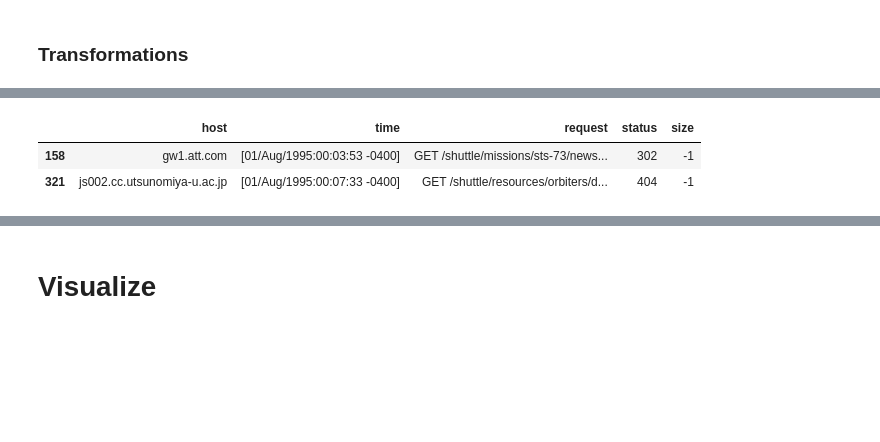
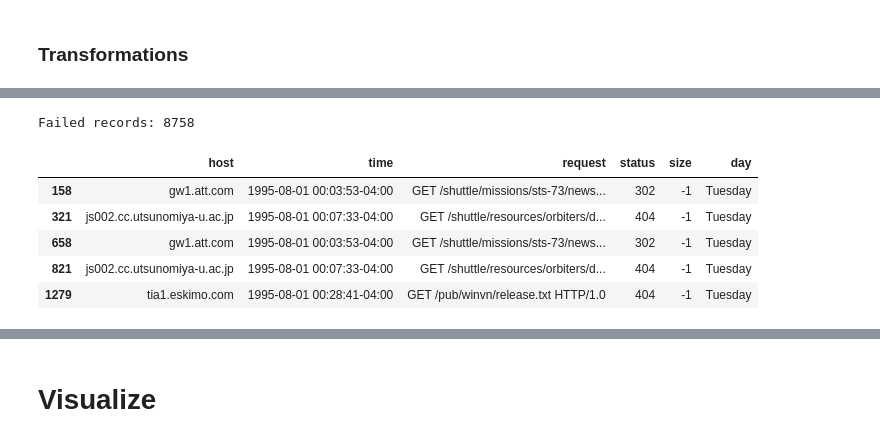
Before and after one commit to kkrathor/JupyterBootcamp, a Jupyter notebook: apache_log_analytics.ipynb, the cells around one changed output, grey strips where cells are left out. Cells and saved outputs as stored; diff of their text form; code cells hidden in the pictures; blank space fills up the shorter version.

```diff
--- a/apache_log_analytics.ipynb
+++ b/apache_log_analytics.ipynb
@@ -147,7 +198,13 @@ size        int64
 dtype: object
-# %%
-logs[logs["size"] == -1]
-# %% [output]
-|  | host | time | request | status | size |
-| 158 | gw1.att.com | [01/Aug/1995:00:03:53 -0400] | GET /shuttle/missions/sts-73/news... | 302 | -1 |
-| 321 | js002.cc.utsunomiya-u.ac.jp | [01/Aug/1995:00:07:33 -0400] | GET /shuttle/resources/orbiters/d... | 404 | -1 |
+# %%
+failed_records = logs[logs["size"] == -1]
+print(f"Failed records: {len(failed_records)}")
+failed_records.head()
+# %% [output]
+Failed records: 8758
+|  | host | time | request | status | size | day |
+| 158 | gw1.att.com | 1995-08-01 00:03:53-04:00 | GET /shuttle/missions/sts-73/news... | 302 | -1 | Tuesday |
+| 321 | js002.cc.utsunomiya-u.ac.jp | 1995-08-01 00:07:33-04:00 | GET /shuttle/resources/orbiters/d... | 404 | -1 | Tuesday |
+| 658 | gw1.att.com | 1995-08-01 00:03:53-04:00 | GET /shuttle/missions/sts-73/news... | 302 | -1 | Tuesday |
+| 821 | js002.cc.utsunomiya-u.ac.jp | 1995-08-01 00:07:33-04:00 | GET /shuttle/resources/orbiters/d... | 404 | -1 | Tuesday |
+| 1279 | tia1.eskimo.com | 1995-08-01 00:28:41-04:00 | GET /pub/winvn/release.txt HTTP/1.0 | 404 | -1 | Tuesday |
```
Also changed, not shown: parts of 27 cells of this notebook.
